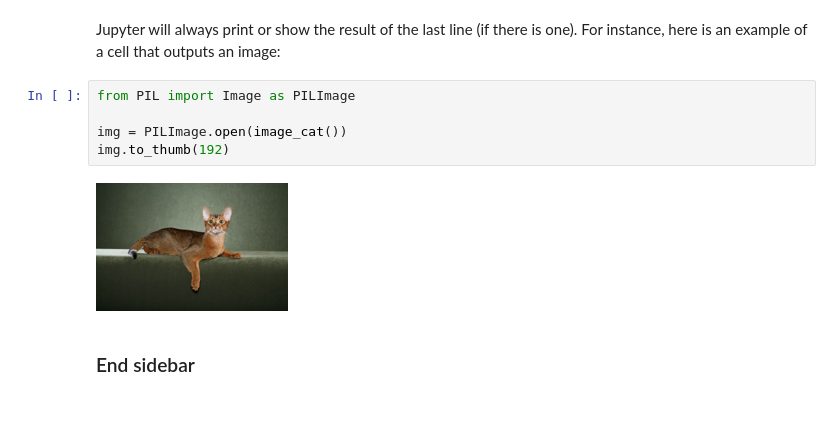
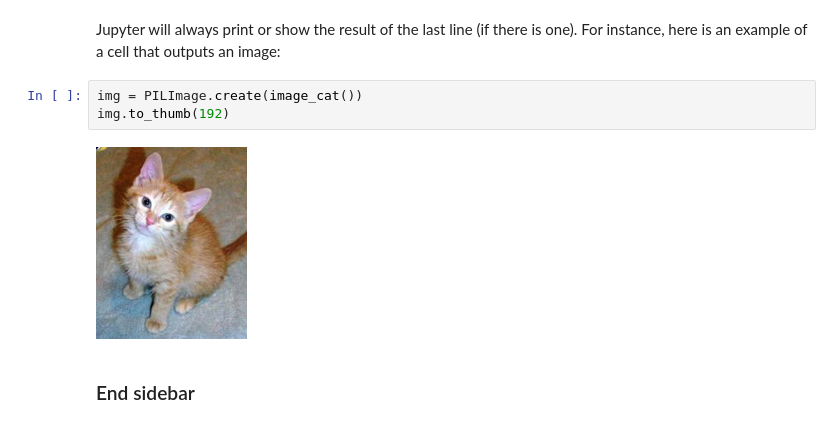
Before and after one commit to vtheegula/cuddly-rotary, a Jupyter notebook: 01_intro.ipynb, the cells around one changed output. Saved outputs shown, nothing was run; the diff lists cells and outputs as text.

```diff
--- a/01_intro.ipynb
+++ b/01_intro.ipynb
@@ -258,12 +258,10 @@ You just saw how a cell that outputs a table looks inside the book. Here is an e
 # %% [markdown]
 Jupyter will always print or show the result of the last line (if there is one). For instance, here is an example of a cell that outputs an image:
 # %%
-from PIL import Image as PILImage
-
-img = PILImage.open(image_cat())
+img = PILImage.create(image_cat())
 img.to_thumb(192)
 # %% [output]
-[figure, old version]
+[figure, new version]
 # %% [markdown]
 ### End sidebar
 # %% [markdown]
```
Also changed, not shown: parts of 2 cells of this notebook.
